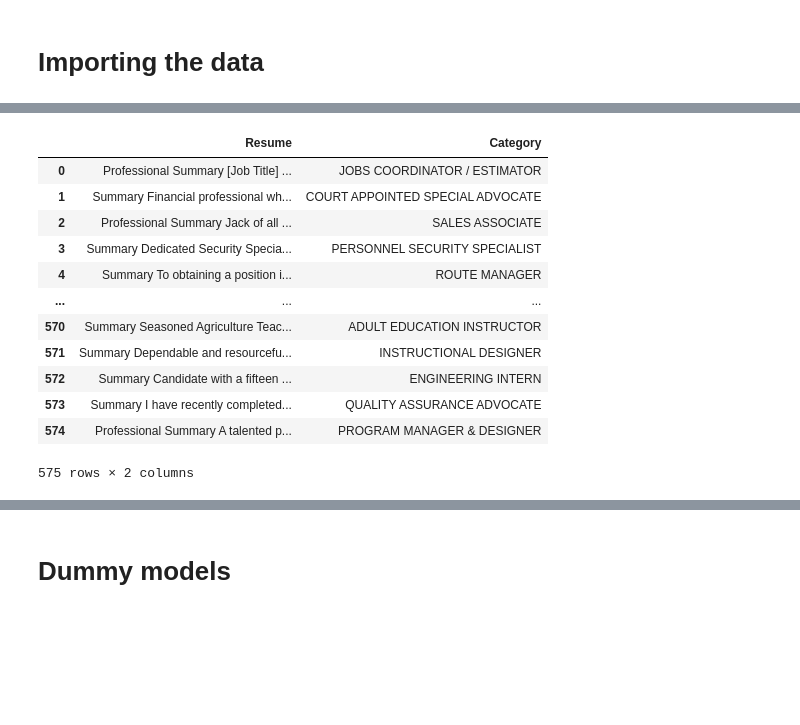
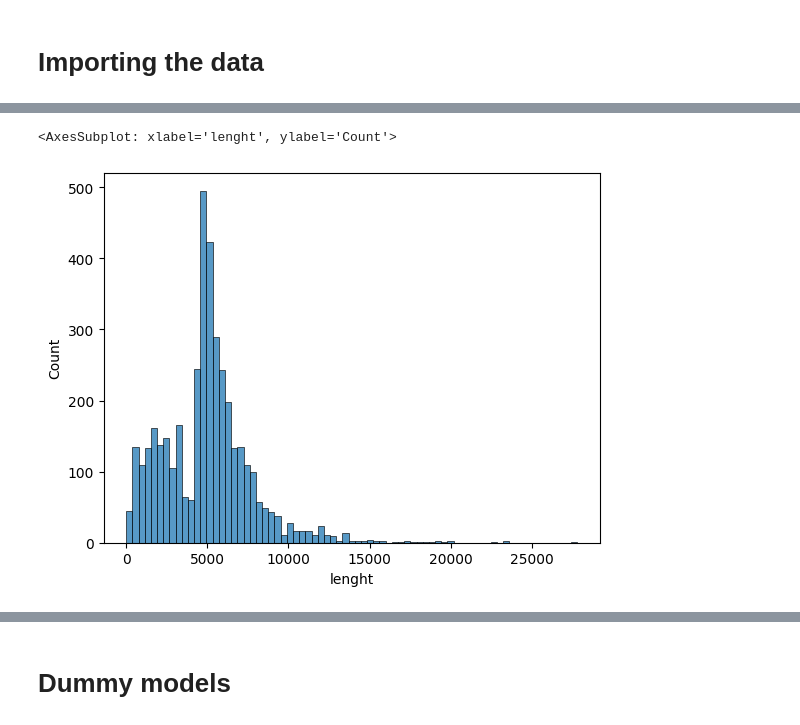
Before and after one commit to sabiryassine/TalentSort_AI_2, a Jupyter notebook: mathieu_dummymodel.ipynb, the cells around one changed output, grey strips where cells are left out. Saved outputs shown, nothing was run; the diff lists cells and outputs as text; code cells hidden in the pictures; blank space fills up the shorter version.

```diff
--- a/mathieu_dummymodel.ipynb
+++ b/mathieu_dummymodel.ipynb
@@ -67 +8,8 @@ df_resume=pd.merge(df_resume, df_resume_2, on=['Resume', 'Category'], how='outer
+# %%
+df_resume=pd.read_csv('raw_data/Data_Set_CV_Cleaned_version test.csv')
+df_resume.drop(['Unnamed: 0'],axis=1,inplace=True)
+df_resume=df_resume.rename(columns={'New_Category':'Category','CV_cleaned':'Resume'})
+df_resume.dropna(inplace=True)
+# %%
+df_resume['lenght']=df_resume['Resume'].apply(len)
 # %%
@@ -112,22 +19,6 @@ def extract_cat(text):
-# %%
-df_resume_3['Category']= df_resume_3['Resume'].apply(extract_cat)
-df_resume_3['Resume'] = df_resume_3.apply(lambda row: row['Resume'].replace(row['Category'], '') if pd.notnull(row['Category']) else row['Resume'], axis=1)
-
-df_resume_3
-# %% [output]
-|  | Resume | Category |
-| 0 | Professional Summary [Job Title] ... | JOBS COORDINATOR / ESTIMATOR |
-| 1 | Summary Financial professional wh... | COURT APPOINTED SPECIAL ADVOCATE |
-| 2 | Professional Summary Jack of all ... | SALES ASSOCIATE |
-| 3 | Summary Dedicated Security Specia... | PERSONNEL SECURITY SPECIALIST |
-| 4 | Summary To obtaining a position i... | ROUTE MANAGER |
-| ... | ... | ... |
-| 570 | Summary Seasoned Agriculture Teac... | ADULT EDUCATION INSTRUCTOR |
-| 571 | Summary Dependable and resourcefu... | INSTRUCTIONAL DESIGNER |
-| 572 | Summary Candidate with a fifteen ... | ENGINEERING INTERN |
-| 573 | Summary I have recently completed... | QUALITY ASSURANCE ADVOCATE |
-| 574 | Professional Summary A talented p... | PROGRAM MANAGER & DESIGNER |
-575 rows × 2 columns
-# %%
-df_resume=pd.merge(df_resume, df_resume_3, on=['Resume', 'Category'], how='outer')
+# %%
+sns.histplot(df_resume['lenght'])
+# %% [output]
+<AxesSubplot: xlabel='lenght', ylabel='Count'>
+[figure, added]
 # %%
```
Also changed, not shown: parts of 51 cells of this notebook.
